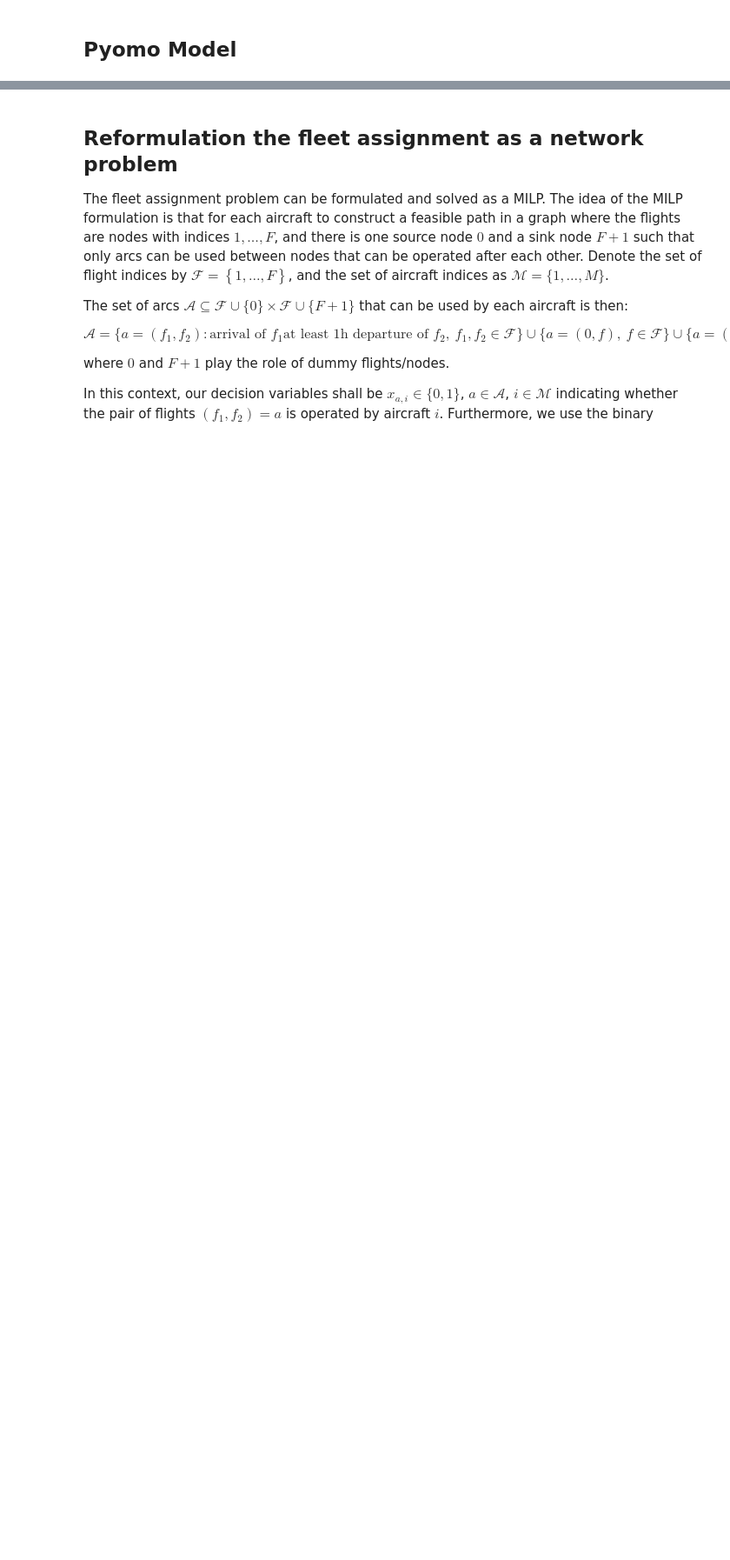
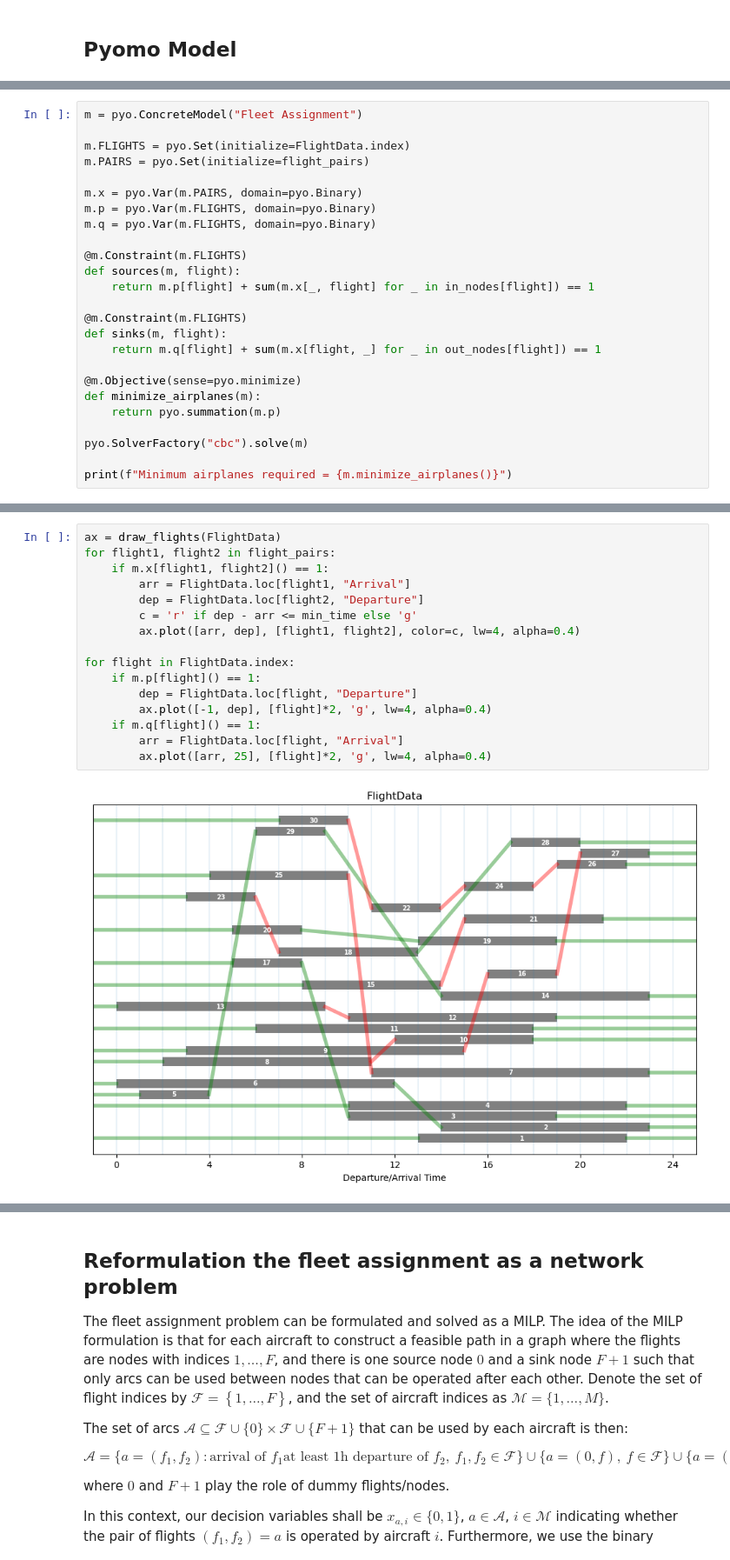
Before and after one commit to mobook/MO-book, a Jupyter notebook: notebooks/07/fleet-assignment.ipynb, the cells around one changed output, grey strips where cells are left out. Shown: that part at 87% size. Saved outputs shown, nothing was run; the diff lists cells and outputs as text; blank space fills up the shorter version.

```diff
--- a/notebooks/07/fleet-assignment.ipynb
+++ b/notebooks/07/fleet-assignment.ipynb
@@ -190,0 +132,25 @@ Aircraft  3
+# %%
+m = pyo.ConcreteModel("Fleet Assignment")
+
+m.FLIGHTS = pyo.Set(initialize=FlightData.index)
+m.PAIRS = pyo.Set(initialize=flight_pairs)
+
+m.x = pyo.Var(m.PAIRS, domain=pyo.Binary)
+m.p = pyo.Var(m.FLIGHTS, domain=pyo.Binary)
+m.q = pyo.Var(m.FLIGHTS, domain=pyo.Binary)
+
+@m.Constraint(m.FLIGHTS)
+def sources(m, flight):
+    return m.p[flight] + sum(m.x[_, flight] for _ in in_nodes[flight]) == 1
+
+@m.Constraint(m.FLIGHTS)
+def sinks(m, flight):
+    return m.q[flight] + sum(m.x[flight, _] for _ in out_nodes[flight]) == 1
+
+@m.Objective(sense=pyo.minimize)
+def minimize_airplanes(m):
+    return pyo.summation(m.p)
+
+pyo.SolverFactory("cbc").solve(m)
+
+print(f"Minimum airplanes required = {m.minimize_airplanes()}")
@@ -190,0 +161,18 @@ Aircraft  3
+# %%
+ax = draw_flights(FlightData)
+for flight1, flight2 in flight_pairs:
+    if m.x[flight1, flight2]() == 1:
+        arr = FlightData.loc[flight1, "Arrival"]
+        dep = FlightData.loc[flight2, "Departure"]
+        c = 'r' if dep - arr <= min_time else 'g'
+        ax.plot([arr, dep], [flight1, flight2], color=c, lw=4, alpha=0.4)
+
+for flight in FlightData.index:
+    if m.p[flight]() == 1:
+        dep = FlightData.loc[flight, "Departure"]
+        ax.plot([-1, dep], [flight]*2, 'g', lw=4, alpha=0.4)
+    if m.q[flight]() == 1:
+        arr = FlightData.loc[flight, "Arrival"]
+        ax.plot([arr, 25], [flight]*2, 'g', lw=4, alpha=0.4)
+# %% [output]
+[figure, added]
```
Also changed, not shown: parts of 26 cells of this notebook.
